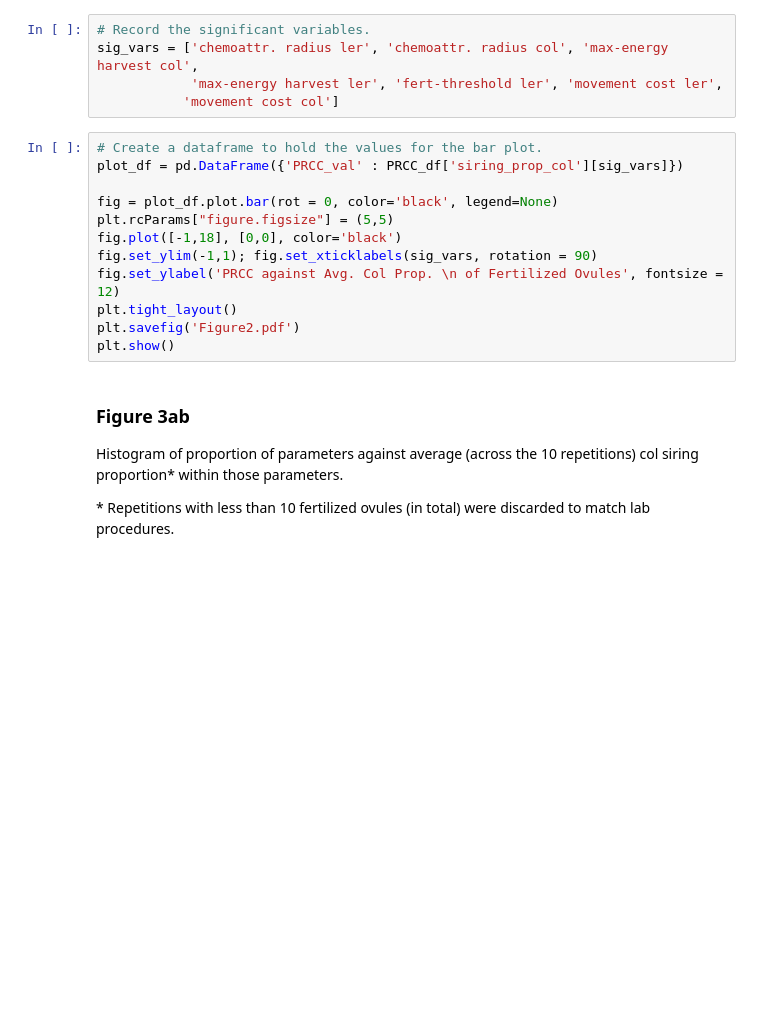
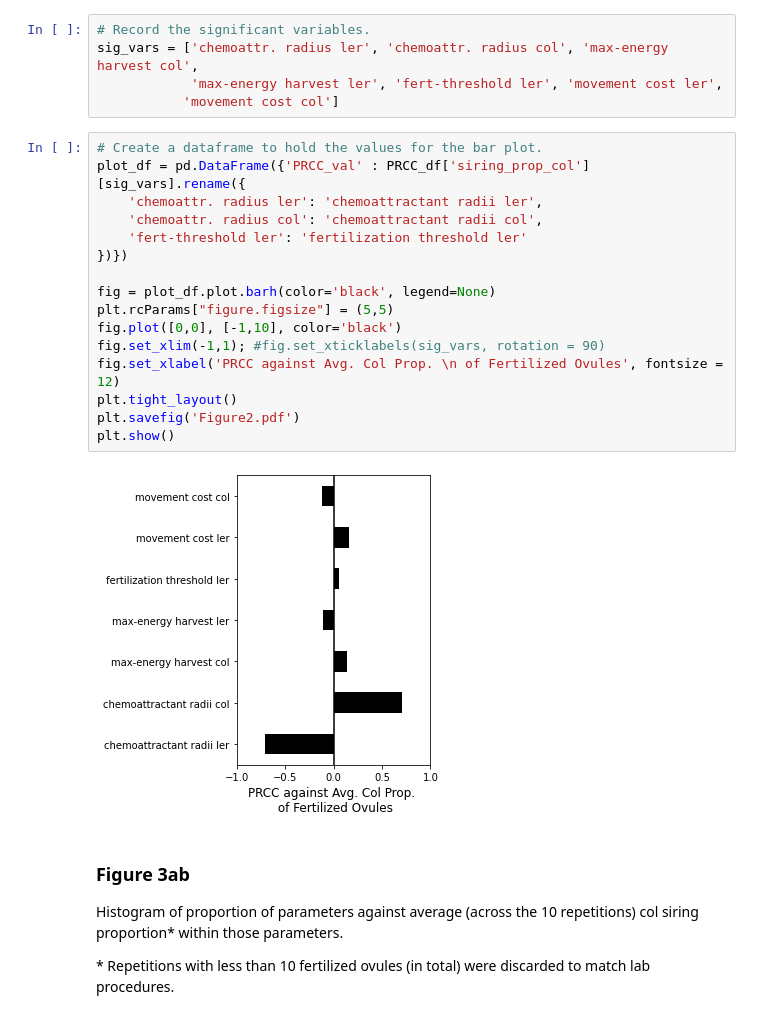
Before and after one commit to David-Elzinga/Pollen_Competition, a Jupyter notebook: gen_figures.ipynb, the cells around one changed output. Saved outputs shown, nothing was run; the diff lists cells and outputs as text; blank space fills up the shorter version.

Commit message:
moved figure 2 to be horizontal

```diff
--- a/gen_figures.ipynb
+++ b/gen_figures.ipynb
@@ -64,16 +87,22 @@ sig_vars = ['chemoattr. radius ler', 'chemoattr. radius col', 'max-energy harves
            'movement cost col']
 # %%
 # Create a dataframe to hold the values for the bar plot.
-plot_df = pd.DataFrame({'PRCC_val' : PRCC_df['siring_prop_col'][sig_vars]})
+plot_df = pd.DataFrame({'PRCC_val' : PRCC_df['siring_prop_col'][sig_vars].rename({
+    'chemoattr. radius ler': 'chemoattractant radii ler',
+    'chemoattr. radius col': 'chemoattractant radii col',
+    'fert-threshold ler': 'fertilization threshold ler'
+})})
 
-fig = plot_df.plot.bar(rot = 0, color='black', legend=None)
+fig = plot_df.plot.barh(color='black', legend=None)
 plt.rcParams["figure.figsize"] = (5,5)
-fig.plot([-1,18], [0,0], color='black')
-fig.set_ylim(-1,1); fig.set_xticklabels(sig_vars, rotation = 90)
-fig.set_ylabel('PRCC against Avg. Col Prop. \n of Fertilized Ovules', fontsize = 12)
+fig.plot([0,0], [-1,10], color='black')
+fig.set_xlim(-1,1); #fig.set_xticklabels(sig_vars, rotation = 90)
+fig.set_xlabel('PRCC against Avg. Col Prop. \n of Fertilized Ovules', fontsize = 12)
 plt.tight_layout()
 plt.savefig('Figure2.pdf')
 plt.show()
+# %% [output]
+[figure, added]
 # %% [markdown]
 ### Figure 3ab
 
```
Also changed, not shown: parts of 2 cells of this notebook.
